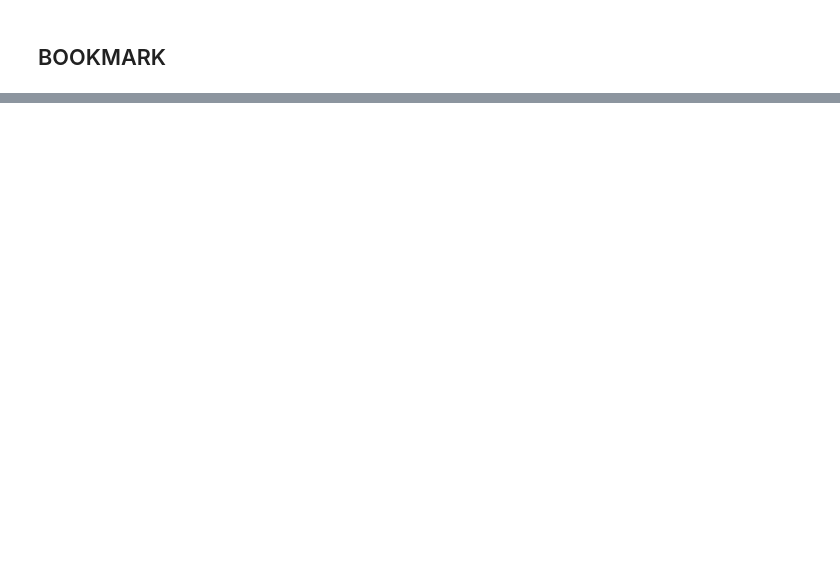
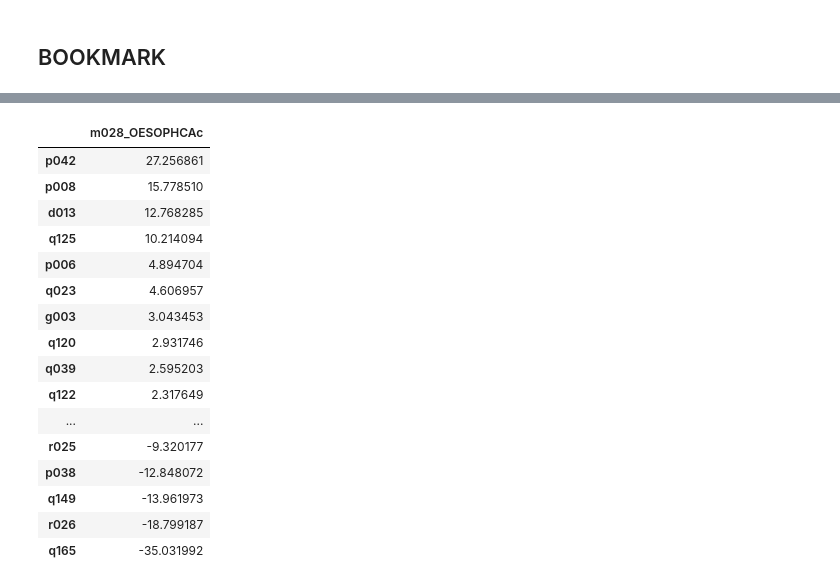
Before and after one commit to colbytse/community_health_project, a Jupyter notebook: modeling-ct.ipynb, the cells around one changed output, grey strips where cells are left out. Cells and saved outputs as stored; diff of their text form; code cells hidden in the pictures; blank space fills up the shorter version.

```diff
--- a/modeling-ct.ipynb
+++ b/modeling-ct.ipynb
@@ -295,0 +475,20 @@ update_df(lasso, "m005_ALL_35-69.L2-2")
+# %%
+imp_features['m028_OESOPHCAc'][imp_features['m028_OESOPHCAc'] != 0].to_frame().sort_values(by='m028_OESOPHCAc', ascending=False)
+# %% [output]
+|  | m028_OESOPHCAc |
+| p042 | 27.256861 |
+| p008 | 15.778510 |
+| d013 | 12.768285 |
+| q125 | 10.214094 |
+| p006 | 4.894704 |
+| q023 | 4.606957 |
+| g003 | 3.043453 |
+| q120 | 2.931746 |
+| q039 | 2.595203 |
+| q122 | 2.317649 |
+| ... | ... |
+| r025 | -9.320177 |
+| p038 | -12.848072 |
+| q149 | -13.961973 |
+| r026 | -18.799187 |
+| q165 | -35.031992 |
```
Also changed, not shown: parts of 17 cells of this notebook.
